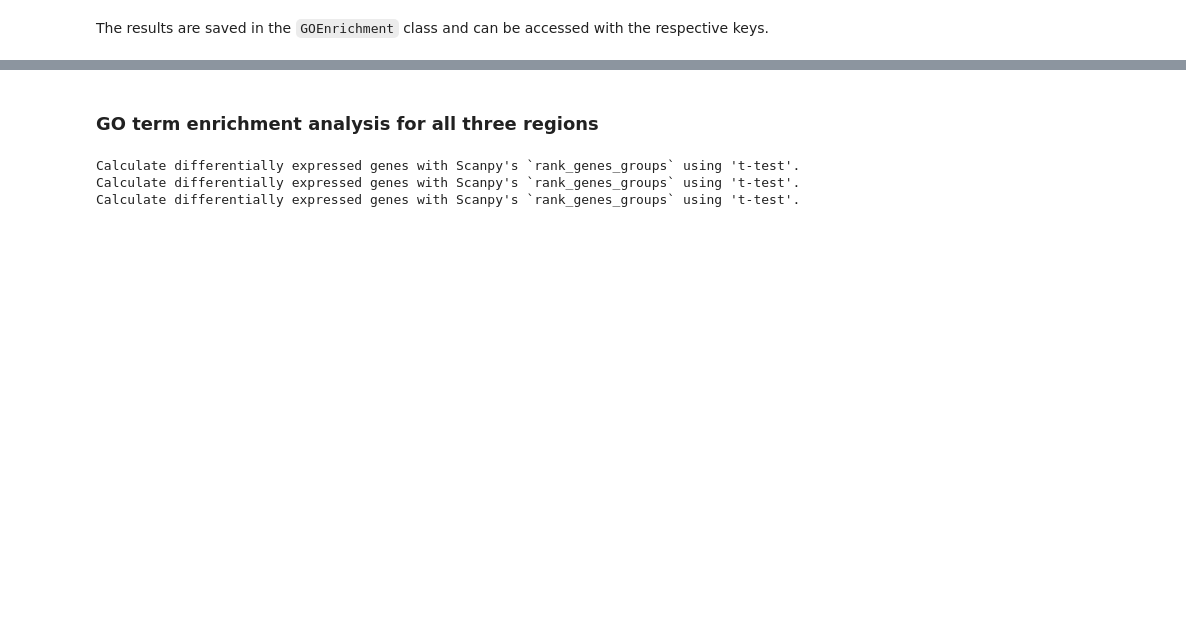
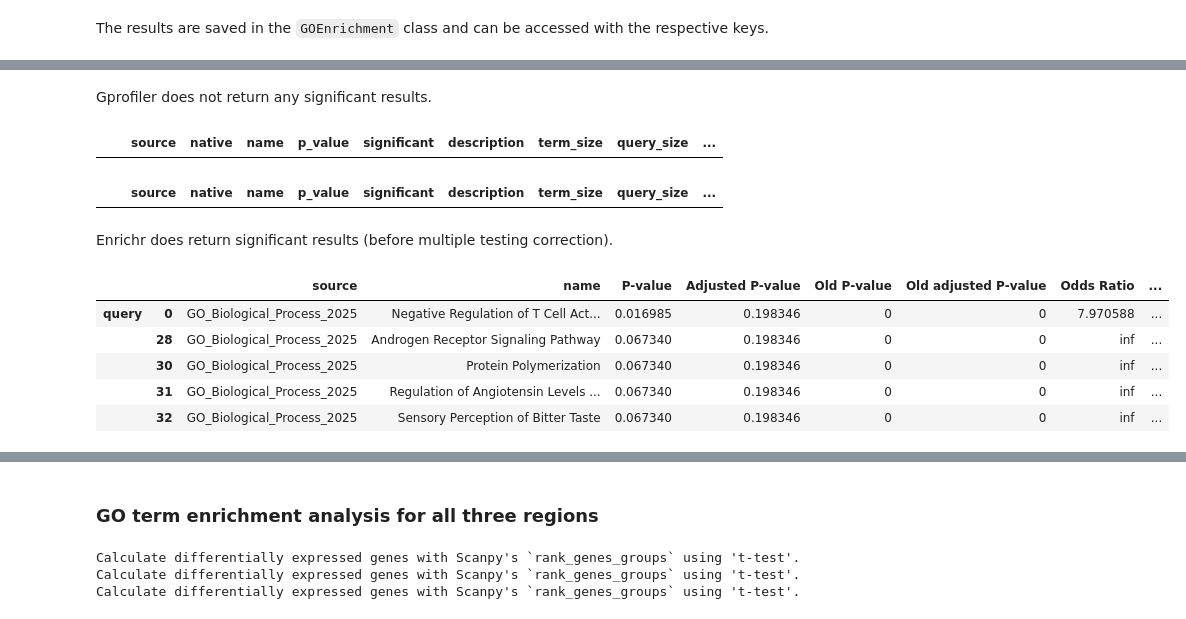
Before and after one commit to SpatialPathology/InSituPy, a Jupyter notebook: docs/source/tutorials/02_demo_analysis/07_InSituPy_differential_gene_expression.ipynb, the cells around one changed output, grey strips where cells are left out. Cells and saved outputs as stored; diff of their text form; code cells hidden in the pictures; blank space fills up the shorter version.

```diff
--- a/docs/source/tutorials/02_demo_analysis/07_InSituPy_differential_gene_expression.ipynb
+++ b/docs/source/tutorials/02_demo_analysis/07_InSituPy_differential_gene_expression.ipynb
@@ -384,4 +377,28 @@ GOEnrichment analyses performed:
   enrichr:
     - up
     - down
+# %% [markdown]
+Gprofiler does not return any significant results.
+# %%
+enrichment = go.results["gprofiler"]["up"]
+enrichment.head()
+# %% [output]
+|  |  | source | native | name | p_value | significant | description | term_size | query_size | ... |
+# %%
+enrichment = go.results["gprofiler"]["down"]
+enrichment.head()
+# %% [output]
+|  |  | source | native | name | p_value | significant | description | term_size | query_size | ... |
+# %% [markdown]
+Enrichr does return significant results (before multiple testing correction).
+# %%
+enrichment = go.results["enrichr"]["down"]
+enrichment.head()
+# %% [output]
+|  |  | source | name | P-value | Adjusted P-value | Old P-value | Old adjusted P-value | Odds Ratio | ... |
+| query | 0 | GO_Biological_Process_2025 | Negative Regulation of T Cell Act... | 0.016985 | 0.198346 | 0 | 0 | 7.970588 | ... |
+|  | 28 | GO_Biological_Process_2025 | Androgen Receptor Signaling Pathway | 0.067340 | 0.198346 | 0 | 0 | inf | ... |
+|  | 30 | GO_Biological_Process_2025 | Protein Polymerization | 0.067340 | 0.198346 | 0 | 0 | inf | ... |
+|  | 31 | GO_Biological_Process_2025 | Regulation of Angiotensin Levels ... | 0.067340 | 0.198346 | 0 | 0 | inf | ... |
+|  | 32 | GO_Biological_Process_2025 | Sensory Perception of Bitter Taste | 0.067340 | 0.198346 | 0 | 0 | inf | ... |
 # %%
```
Also changed, not shown: parts of 30 cells of this notebook, 1 other file.
